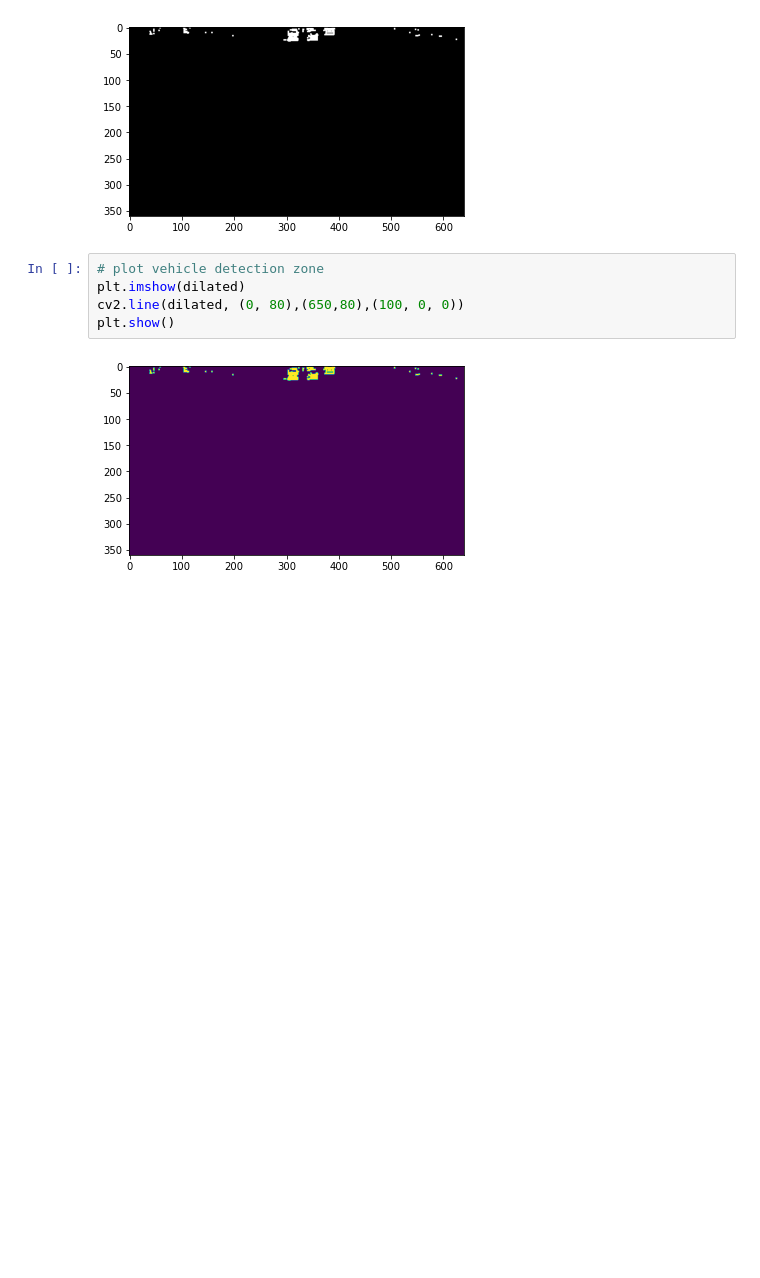
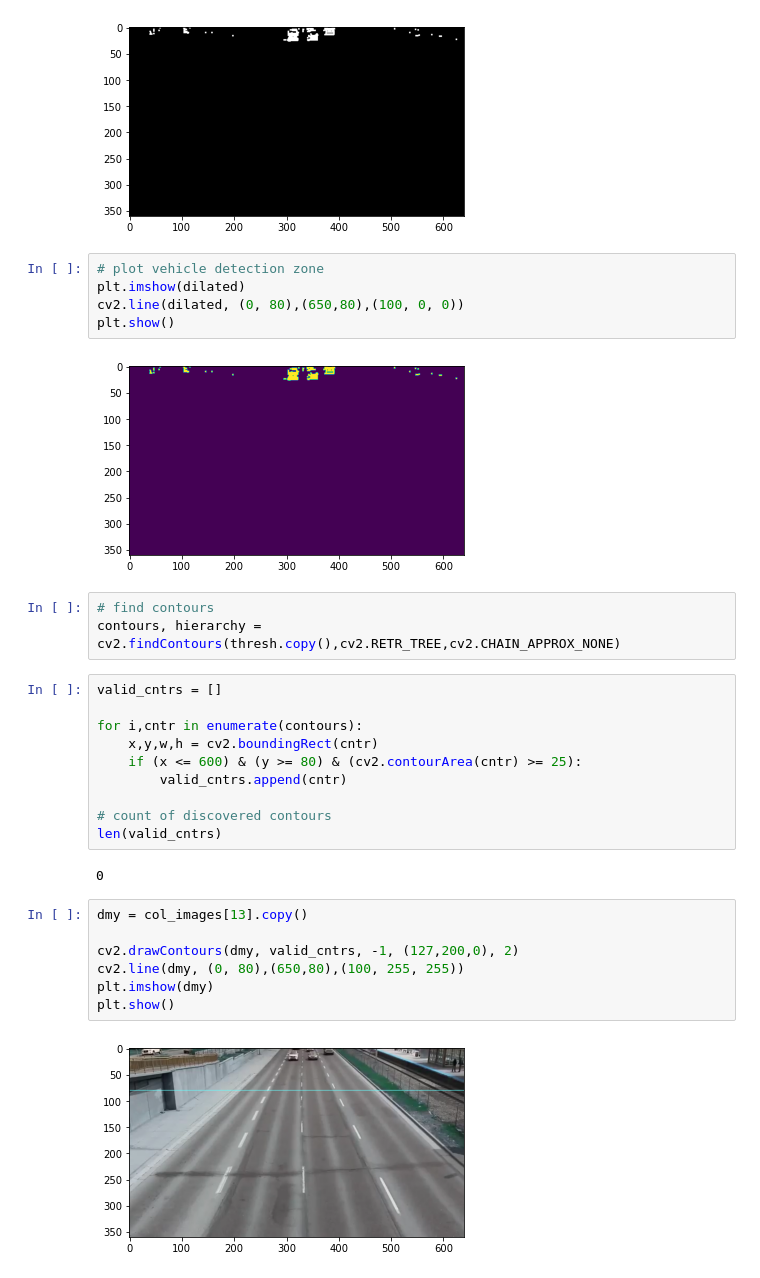
Before and after one commit to Deaconxman99/phase2-Image-proccessing, a Jupyter notebook: index.ipynb, the cells around one changed output. Saved outputs shown, nothing was run; the diff lists cells and outputs as text; blank space fills up the shorter version.

```diff
--- a/index.ipynb
+++ b/index.ipynb
@@ -79,3 +79,27 @@ cv2.line(dilated, (0, 80),(650,80),(100, 0, 0))
 plt.show()
 # %% [output]
 [figure]
+# %%
+# find contours
+contours, hierarchy = cv2.findContours(thresh.copy(),cv2.RETR_TREE,cv2.CHAIN_APPROX_NONE)
+# %%
+valid_cntrs = []
+
+for i,cntr in enumerate(contours):
+    x,y,w,h = cv2.boundingRect(cntr)
+    if (x <= 600) & (y >= 80) & (cv2.contourArea(cntr) >= 25):
+        valid_cntrs.append(cntr)
+
+# count of discovered contours
+len(valid_cntrs)
+# %% [output]
+0
+# %%
+dmy = col_images[13].copy()
+
+cv2.drawContours(dmy, valid_cntrs, -1, (127,200,0), 2)
+cv2.line(dmy, (0, 80),(650,80),(100, 255, 255))
+plt.imshow(dmy)
+plt.show()
+# %% [output]
+[figure, added]
```
Also changed, not shown: parts of 1 cell of this notebook.
